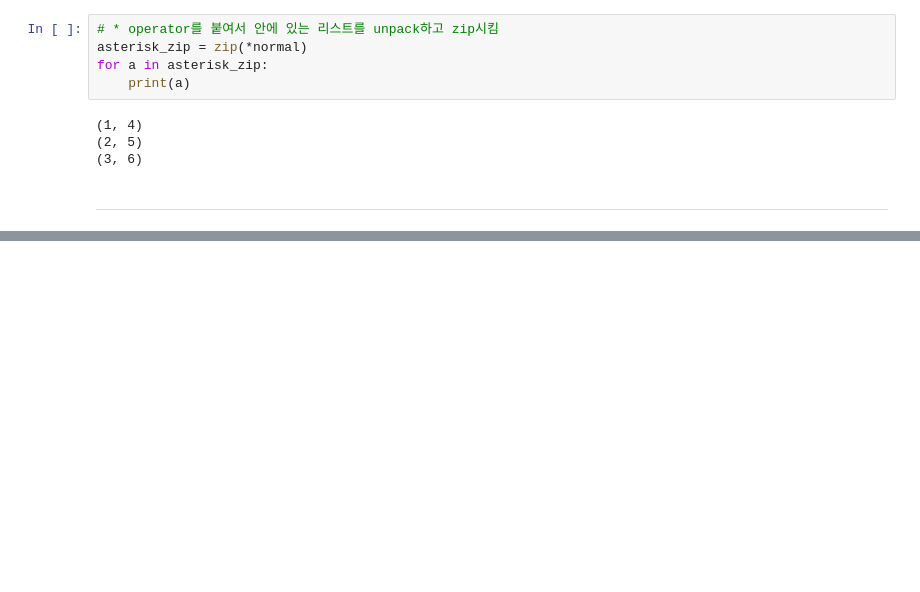
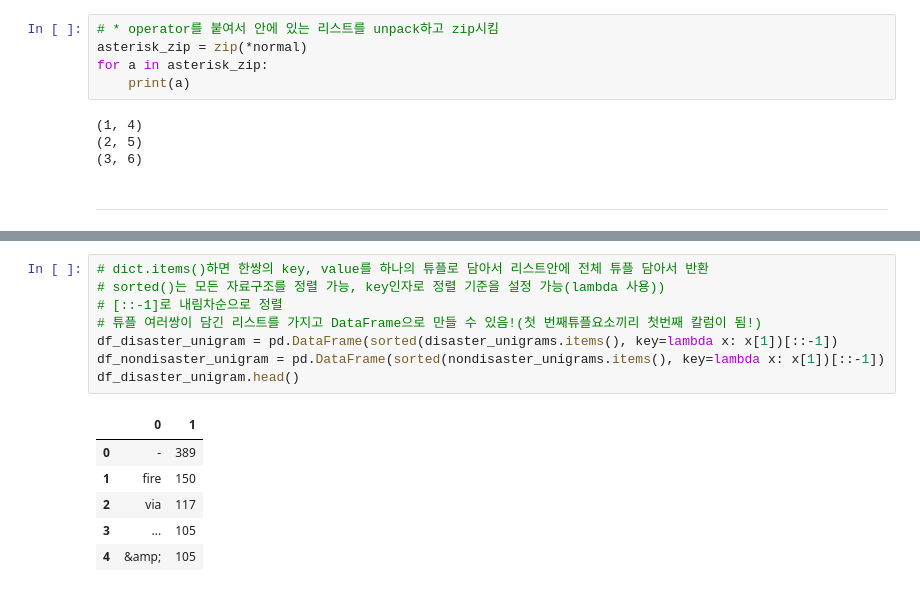
Before and after one commit to young-hun-jo/KaggleStruggle, a Jupyter notebook: disaster_tweet/notebook_transcription.ipynb, the cells around one changed output, grey strips where cells are left out. Cells and saved outputs as stored; diff of their text form; blank space fills up the shorter version.

```diff
--- a/disaster_tweet/notebook_transcription.ipynb
+++ b/disaster_tweet/notebook_transcription.ipynb
@@ -419,0 +508,15 @@ for a in asterisk_zip:
+# %%
+# dict.items()하면 한쌍의 key, value를 하나의 튜플로 담아서 리스트안에 전체 튜플 담아서 반환
+# sorted()는 모든 자료구조를 정렬 가능, key인자로 정렬 기준을 설정 가능(lambda 사용))
+# [::-1]로 내림차순으로 정렬
+# 튜플 여러쌍이 담긴 리스트를 가지고 DataFrame으로 만들 수 있음!(첫 번째튜플요소끼리 첫번째 칼럼이 됨!)
+df_disaster_unigram = pd.DataFrame(sorted(disaster_unigrams.items(), key=lambda x: x[1])[::-1])
+df_nondisaster_unigram = pd.DataFrame(sorted(nondisaster_unigrams.items(), key=lambda x: x[1])[::-1])
+df_disaster_unigram.head()
+# %% [output]
+|  | 0 | 1 |
+| 0 | - | 389 |
+| 1 | fire | 150 |
+| 2 | via | 117 |
+| 3 | ... | 105 |
+| 4 | &amp; | 105 |
```
Also changed, not shown: parts of 16 cells of this notebook.
